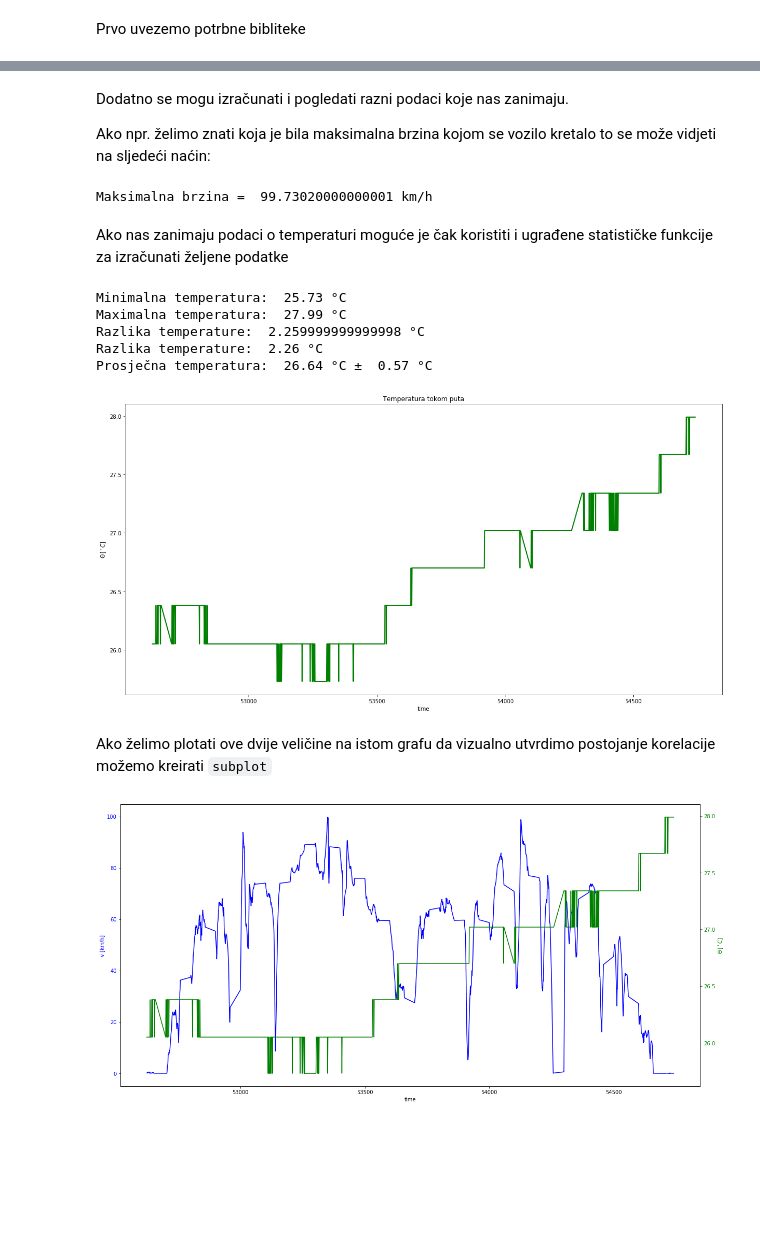
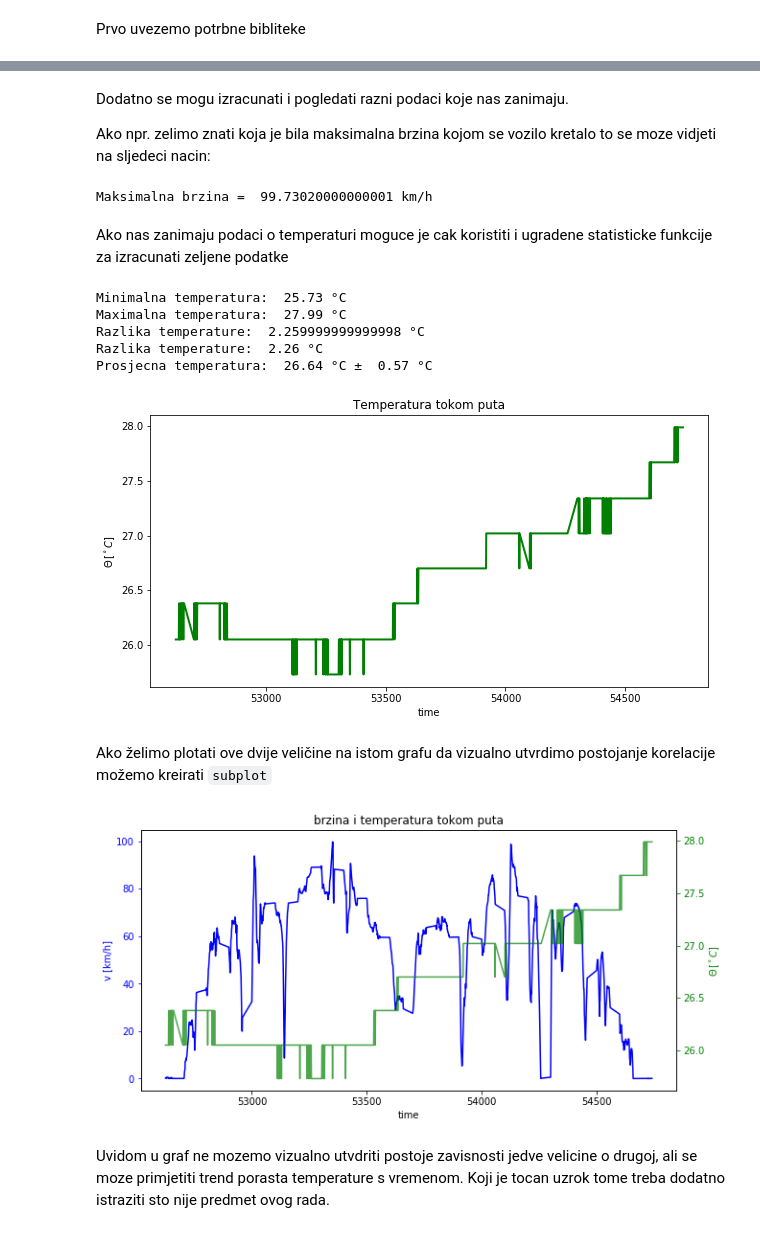
Before and after one commit to KristijanCetina/BachelorThesis, a Jupyter notebook: dataAnalysis/AnalizaKretanjaVozila.ipynb, the cells around one changed output, grey strips where cells are left out. Saved outputs shown, nothing was run; the diff lists cells and outputs as text; code cells hidden in the pictures; blank space fills up the shorter version.

```diff
--- a/dataAnalysis/AnalizaKretanjaVozila.ipynb
+++ b/dataAnalysis/AnalizaKretanjaVozila.ipynb
@@ -41,40 +45,41 @@ plt.savefig('GrafKretanjaBrzineVozila.png',format='png', bbox_inches='tight', dp
 # %% [markdown]
-Dodatno se mogu izračunati i pogledati razni podaci koje nas zanimaju.
+Dodatno se mogu izracunati i pogledati razni podaci koje nas zanimaju.
 
-Ako npr. želimo znati koja je bila maksimalna brzina kojom se vozilo kretalo to se može vidjeti na sljedeći naćin:
+Ako npr. zelimo znati koja je bila maksimalna brzina kojom se vozilo kretalo to se moze vidjeti na sljedeci nacin:
 # %%
 print('Maksimalna brzina = ',np.max(data['Speed']*1.852) , 'km/h')
 # %% [output]
 Maksimalna brzina =  99.73020000000001 km/h
 # %% [markdown]
-Ako nas zanimaju podaci o temperaturi moguće je čak koristiti i ugrađene statističke funkcije za izračunati željene podatke
+Ako nas zanimaju podaci o temperaturi moguce je cak koristiti i ugradene statisticke funkcije za izracunati zeljene podatke
 # %%
 # prikazi graf inline
 %matplotlib inline
-plt.rcParams["figure.figsize"] = (20,10)
+plt.rcParams["figure.figsize"] = (10,5)
 plt.plot(data['Time'],data['Temperature'], 'g', linewidth=2)
 
 plt.xlabel ('time')
 plt.ylabel ('$\Theta \, [^\circ C]$')
 plt.title('Temperatura tokom puta')
 
 print ('Minimalna temperatura: ',np.min(data['Temperature']), '°C')
 print ('Maximalna temperatura: ',np.max(data['Temperature']), '°C')
 print ('Razlika temperature: ',np.max(data['Temperature']) - np.min(data['Temperature']), '°C')
 print ('Razlika temperature: ','{:.2f}'.format(np.ptp(data['Temperature'])), '°C')
-print ('Prosječna temperatura: ', '{:.2f}'.format(np.mean(data['Temperature'])), '°C ± ',
+print ('Prosjecna temperatura: ', '{:.2f}'.format(np.mean(data['Temperature'])), '°C ± ',
        '{:.2f}'.format(np.std(data['Temperature'])), '°C')
 # %% [output]
 Minimalna temperatura:  25.73 °C
 Maximalna temperatura:  27.99 °C
 Razlika temperature:  2.259999999999998 °C
 Razlika temperature:  2.26 °C
-Prosječna temperatura:  26.64 °C ±  0.57 °C
+Prosjecna temperatura:  26.64 °C ±  0.57 °C
-[figure, old version]
+[figure, new version]
 # %% [markdown]
 Ako želimo plotati ove dvije veličine na istom grafu da vizualno utvrdimo postojanje korelacije možemo kreirati `subplot`
 # %%
 fig, ax1 = plt.subplots()
+plt.title('brzina i temperatura tokom puta')
 
 ax1.plot(data['Time'],data['Speed']*1.852, 'b-')
 ax1.set_xlabel('time')
@@ -82,8 +87,11 @@ ax1.set_ylabel('v [km/h]', color='b')
 ax1.tick_params('y', colors='b')
 
 ax2 = ax1.twinx()
-ax2.plot(data['Time'],data['Temperature'], 'g')
+ax2.plot(data['Time'],data['Temperature'], 'g', alpha=0.7)
 ax2.set_ylabel('$\Theta \, [^\circ C]$', color='g')
 ax2.tick_params('y', colors='g')
 # %% [output]
-[figure, old version]
+[figure, new version]
+# %% [markdown]
+Uvidom u graf ne mozemo vizualno utvdriti postoje zavisnosti jedve velicine o drugoj, ali se moze primjetiti trend porasta temperature s vremenom.
+Koji je tocan uzrok tome treba dodatno istraziti sto nije predmet ovog rada.
```
Also changed, not shown: parts of 5 cells of this notebook, 2 other files.
